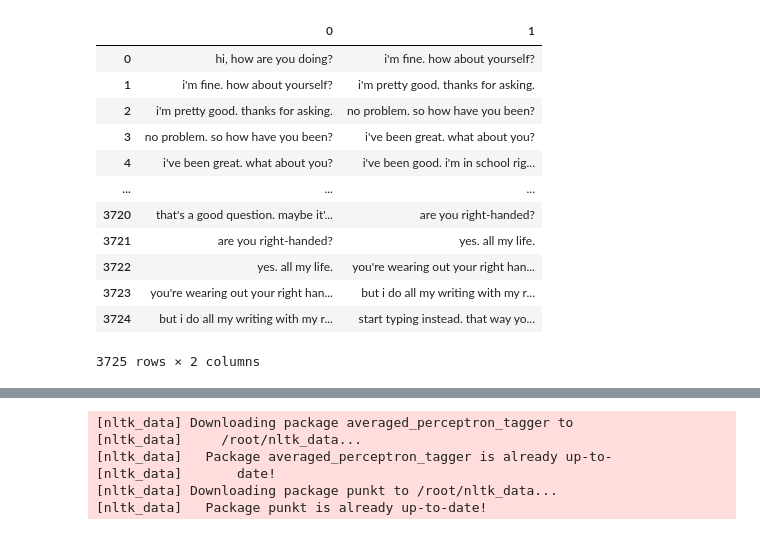
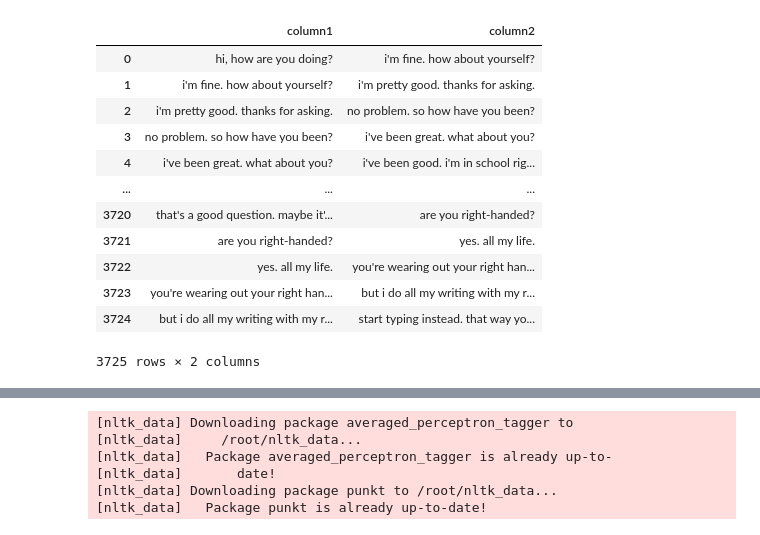
Before and after one commit to SUYAMBULAKSHMI-VENKATESAN/chatbotproject, a Jupyter notebook: stopwords-removed.ipynb, the cells around one changed output, grey strips where cells are left out. Cells and saved outputs as stored; diff of their text form; code cells hidden in the pictures.

```diff
--- a/stopwords-removed.ipynb
+++ b/stopwords-removed.ipynb
@@ -3,28 +3,20 @@
 # %%
 #from os import read
 import re #regular expression to extract data
 import nltk
 import pandas as pd
 import numpy as np
 
 import spacy #spacy have some simple algorithm to do tokenization of the given dataset
 from spacy.lang.en.stop_words import STOP_WORDS #english stopwords are extracted
 len(STOP_WORDS) #To know about how many stopwords are available
 nlp = spacy.load("en_core_web_sm") #using english language as the preferred language
 
+df = pd.read_csv("dialogs.txt", sep='\t', header=None, names= ["column1", "column2"])
 
-df = pd.read_csv("dialogs.txt",sep='\t',header=None)
-df #converted into table form
-
-# Import stopwords with scikit-learn
-#from sklearn.feature_extraction import text
-#stop = text.ENGLISH_STOP_WORDS
-#print(stop)
-#import sklearn
-#df = df.head()
-#df.shape
+df
 # %% [output]
-|  | 0 | 1 |
+|  | column1 | column2 |
 | 0 | hi, how are you doing? | i'm fine. how about yourself? |
 | 1 | i'm fine. how about yourself? | i'm pretty good. thanks for asking. |
 | 2 | i'm pretty good. thanks for asking. | no problem. so how have you been? |
```
Also changed, not shown: parts of 12 cells of this notebook.
